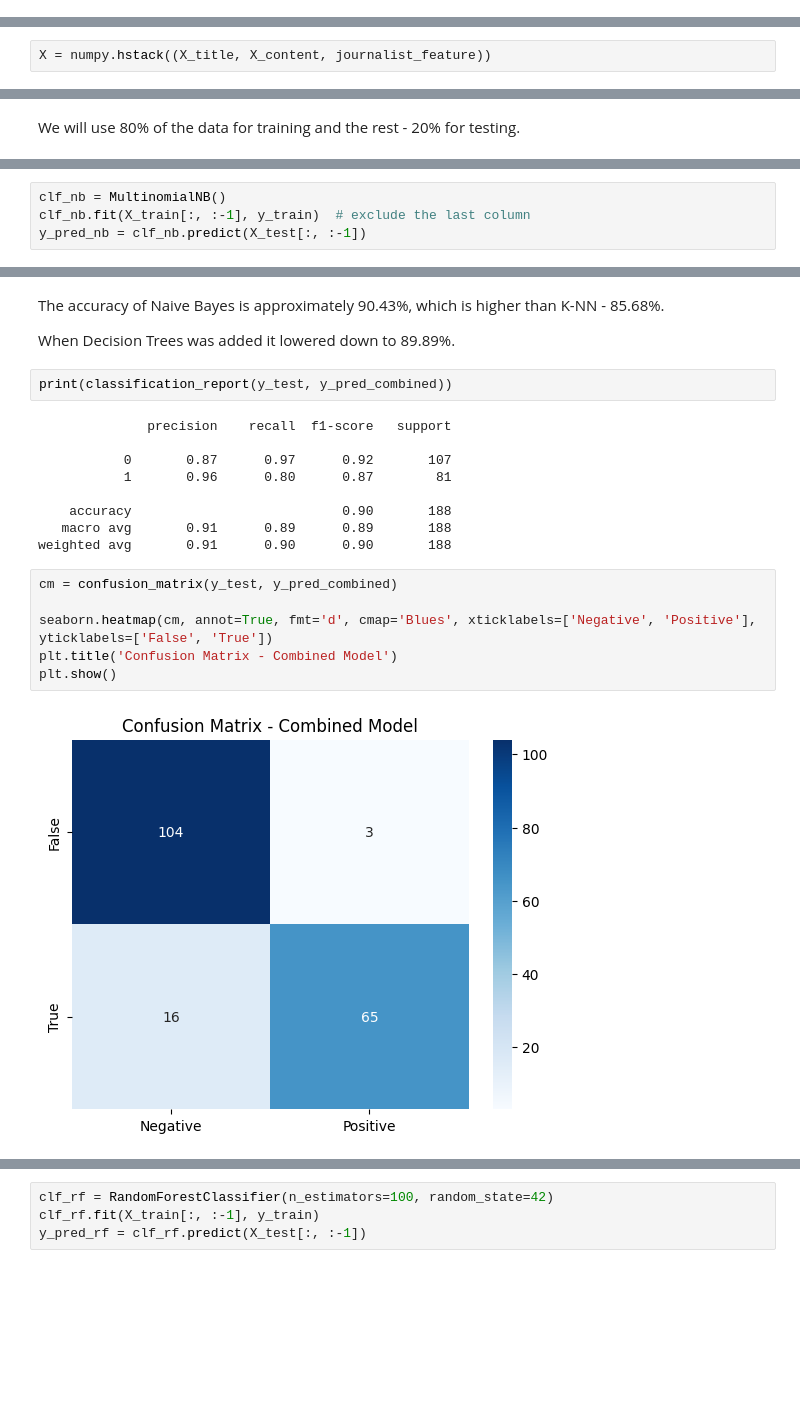
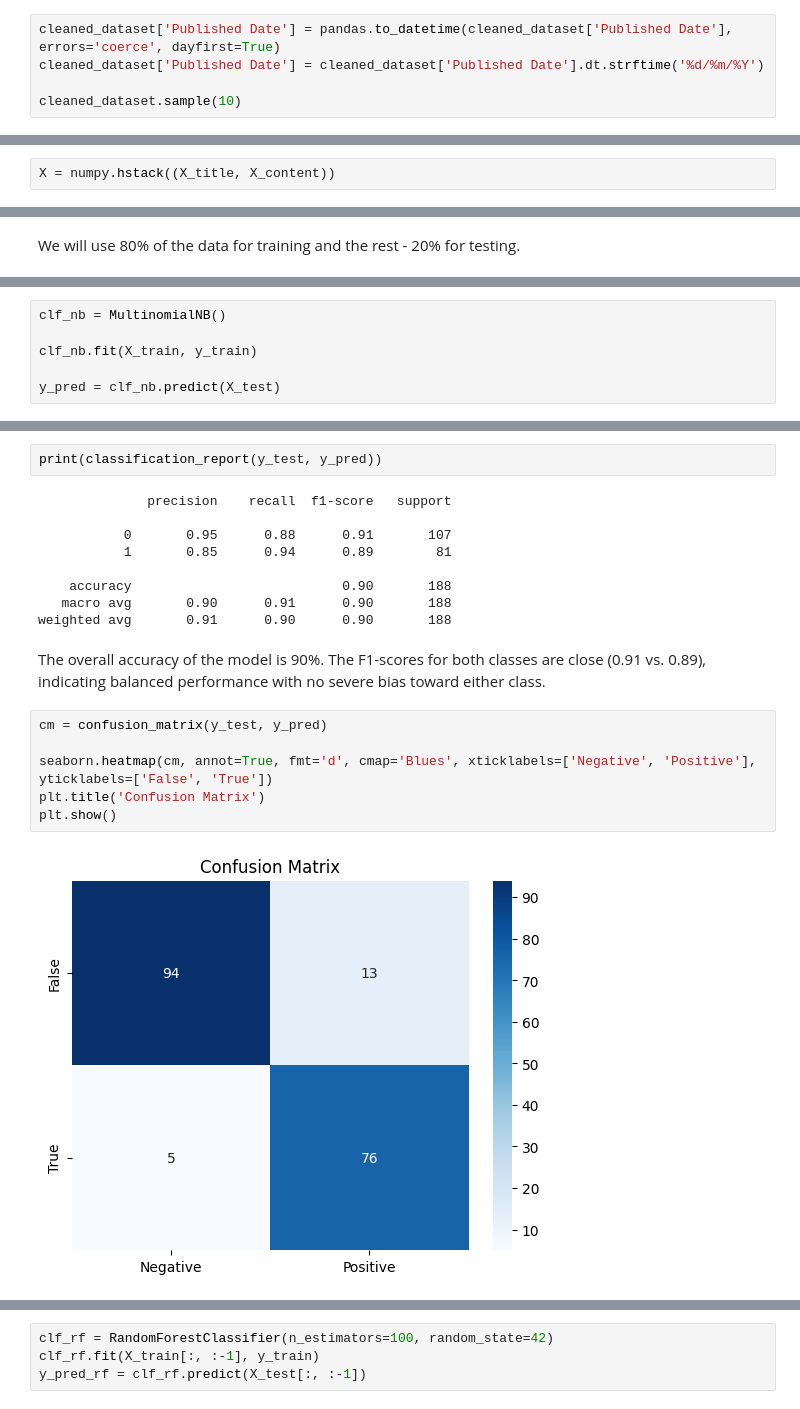
Before and after one commit to ivetkalchev/DeFactify, a Jupyter notebook: defactify.ipynb, the cells around one changed output, grey strips where cells are left out. Saved outputs shown, nothing was run; the diff lists cells and outputs as text; blank space fills up the shorter version.

```diff
--- a/defactify.ipynb
+++ b/defactify.ipynb
@@ -212,0 +238,5 @@ cleaned_dataset.shape
+# %%
+cleaned_dataset['Published Date'] = pandas.to_datetime(cleaned_dataset['Published Date'], errors='coerce', dayfirst=True)
+cleaned_dataset['Published Date'] = cleaned_dataset['Published Date'].dt.strftime('%d/%m/%Y')
+
+cleaned_dataset.sample(10)
@@ -522,5 +562,5 @@ journalist_feature = cleaned_dataset['Journalist(s)'].values.reshape(-1, 1)
 # %%
-X = numpy.hstack((X_title, X_content, journalist_feature))
+X = numpy.hstack((X_title, X_content))
 # %% [markdown]
 ### Target variable 🎯
 The target variable is obviously `Label`.
@@ -550,4 +585,6 @@ Then we train Multinomial Naive Bayes for title and content features.
 # %%
 clf_nb = MultinomialNB()
-clf_nb.fit(X_train[:, :-1], y_train)  # exclude the last column
-y_pred_nb = clf_nb.predict(X_test[:, :-1])
+
+clf_nb.fit(X_train, y_train)
+
+y_pred = clf_nb.predict(X_test)
@@ -569,23 +597,21 @@ Accuracy of Combined Model: 89.89%
-# %% [markdown]
-The accuracy of Naive Bayes is approximately 90.43%, which is higher than K-NN - 85.68%.
-
-When Decision Trees was added it lowered down to 89.89%.
 # %%
-print(classification_report(y_test, y_pred_combined))
+print(classification_report(y_test, y_pred))
 # %% [output]
               precision    recall  f1-score   support
 
-           0       0.87      0.97      0.92       107
-           1       0.96      0.80      0.87        81
+           0       0.95      0.88      0.91       107
+           1       0.85      0.94      0.89        81
 
     accuracy                           0.90       188
-   macro avg       0.91      0.89      0.89       188
+   macro avg       0.90      0.91      0.90       188
 weighted avg       0.91      0.90      0.90       188
+# %% [markdown]
+The overall accuracy of the model is 90%. The F1-scores for both classes are close (0.91 vs. 0.89), indicating balanced performance with no severe bias toward either class.
 # %%
-cm = confusion_matrix(y_test, y_pred_combined)
+cm = confusion_matrix(y_test, y_pred)
 
 seaborn.heatmap(cm, annot=True, fmt='d', cmap='Blues', xticklabels=['Negative', 'Positive'], yticklabels=['False', 'True'])
-plt.title('Confusion Matrix - Combined Model')
+plt.title('Confusion Matrix')
 plt.show()
 # %% [output]
-[figure, old version]
+[figure, new version]
```
Also changed, not shown: parts of 55 cells of this notebook.
